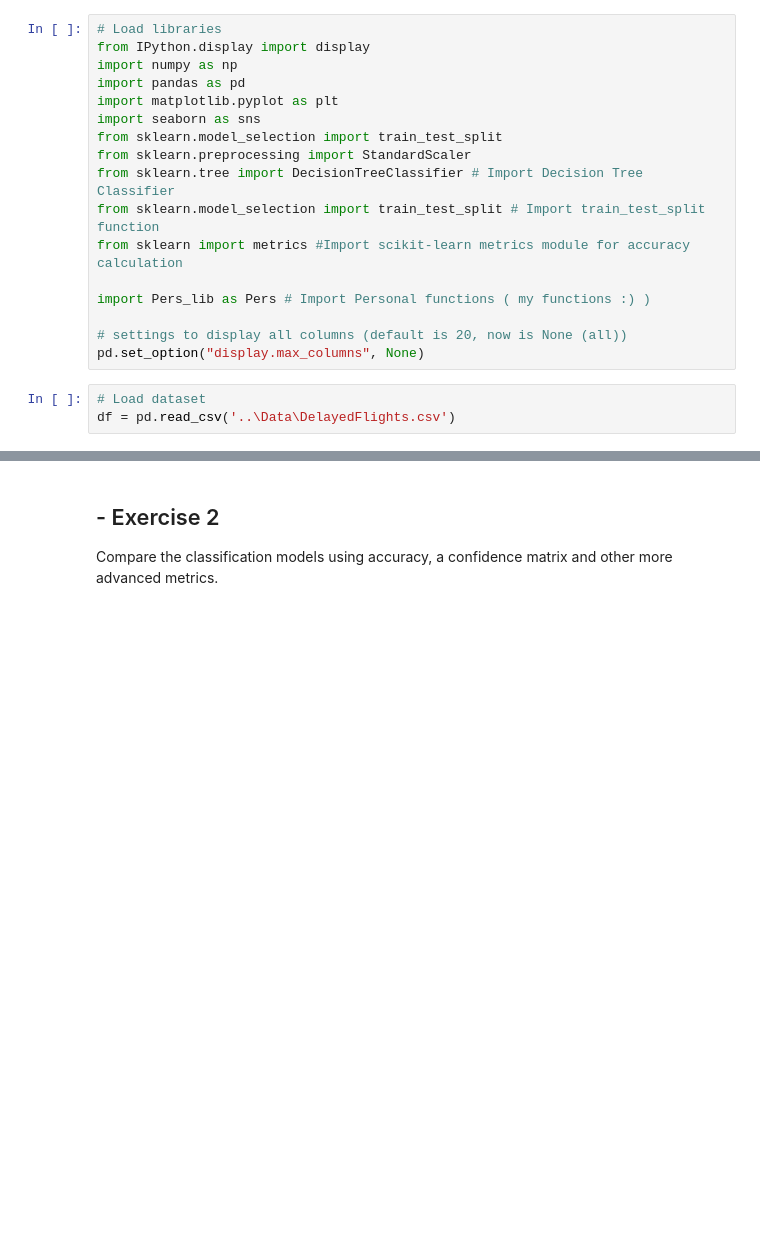
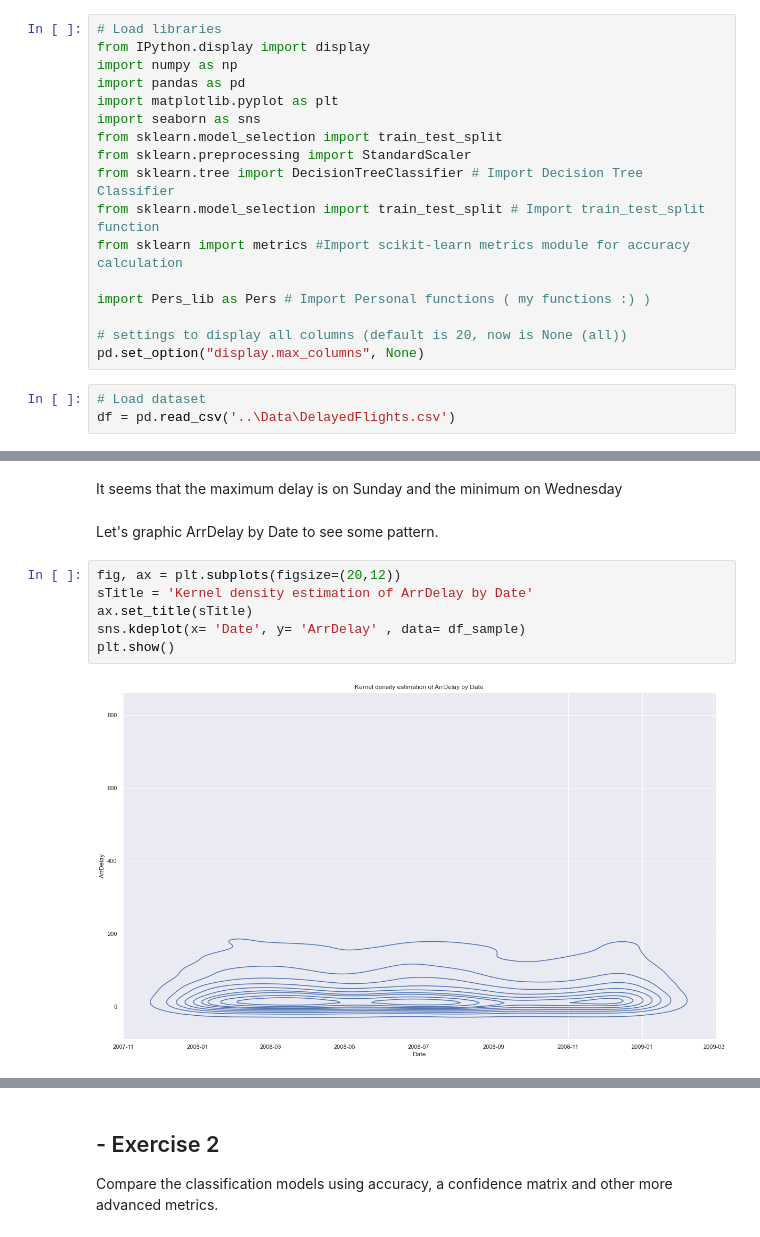
Before and after one commit to Javier-Alfonso-DS/S10T01_Supervised_Learning_Classification, a Jupyter notebook: S10_T01_Supervised_Learning_Classification.ipynb, the cells around one changed output, grey strips where cells are left out. Saved outputs shown, nothing was run; the diff lists cells and outputs as text; blank space fills up the shorter version.

```diff
--- a/S10_T01_Supervised_Learning_Classification.ipynb
+++ b/S10_T01_Supervised_Learning_Classification.ipynb
@@ -181,0 +172,12 @@ df.head()
+# %% [markdown]
+It seems that the maximum delay is on Sunday and the minimum on Wednesday
+# %% [markdown]
+Let's graphic ArrDelay by Date to see some pattern.
+# %%
+fig, ax = plt.subplots(figsize=(20,12))
+sTitle = 'Kernel density estimation of ArrDelay by Date'
+ax.set_title(sTitle)
+sns.kdeplot(x= 'Date', y= 'ArrDelay' , data= df_sample)
+plt.show()
+# %% [output]
+[figure, added]
```
Also changed, not shown: parts of 20 cells of this notebook, 1 other file.
